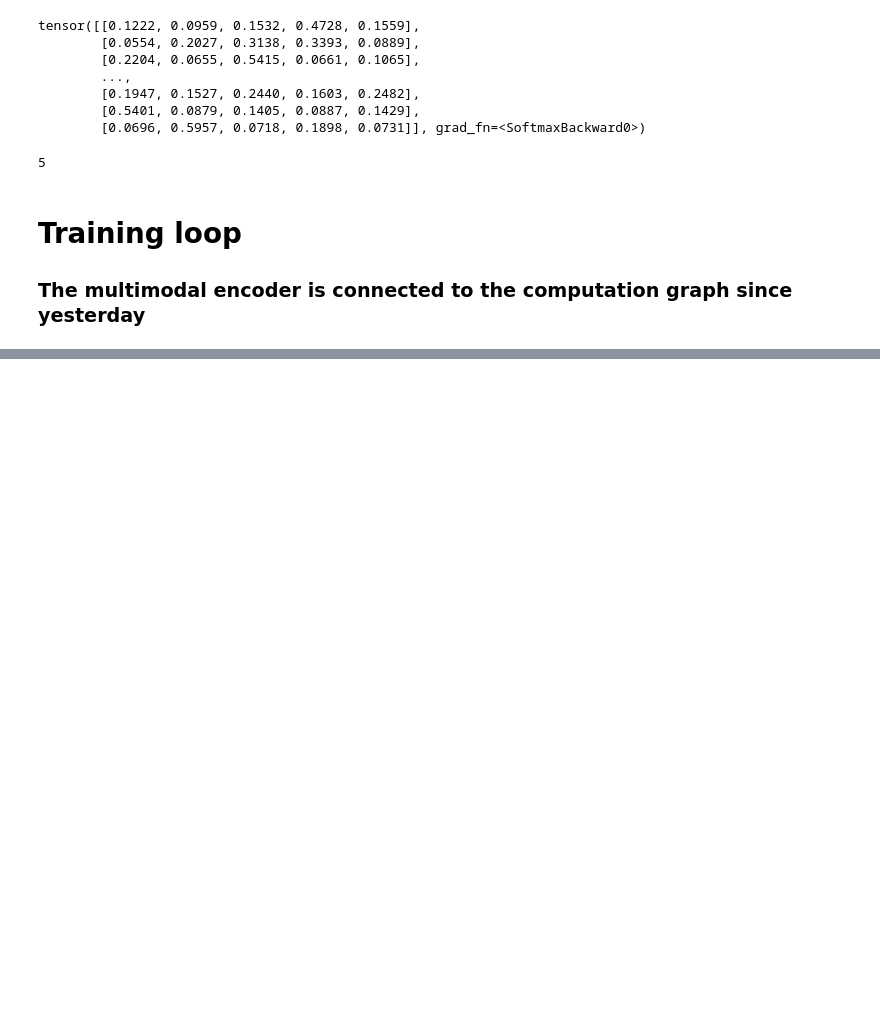
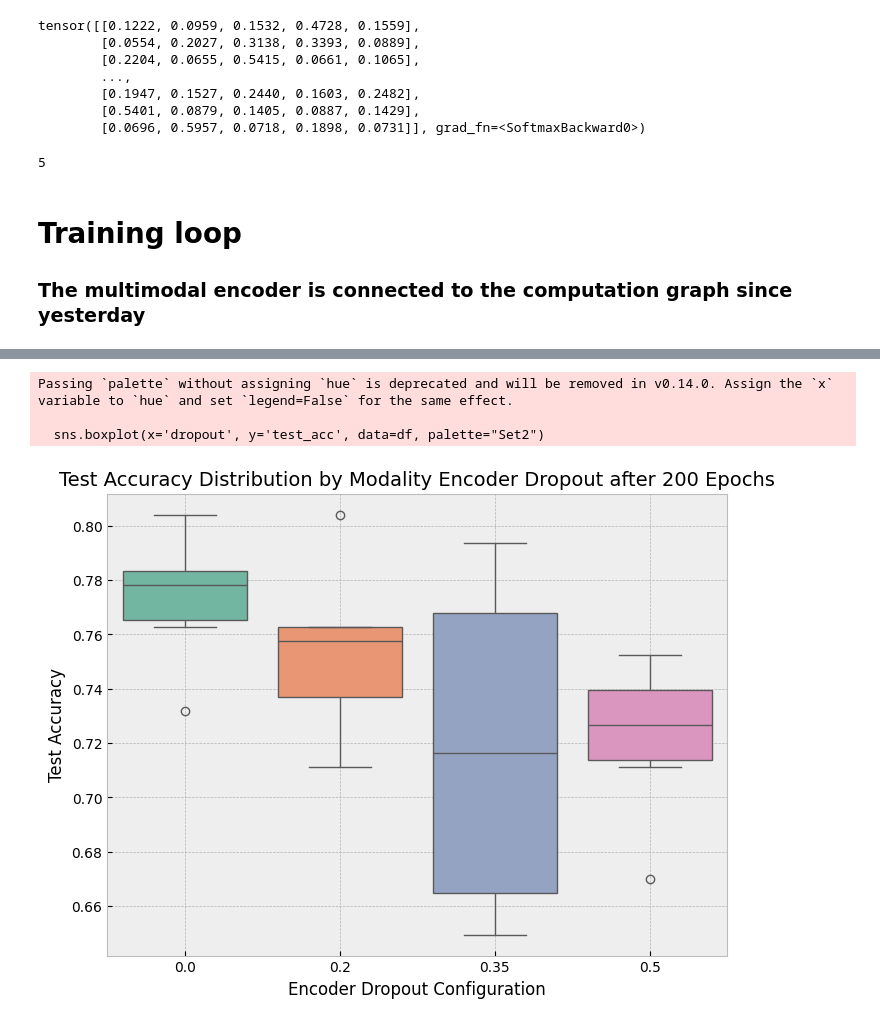
Before and after one commit to katkoe/ML4G, a Jupyter notebook: ML4G_v2.1_graph_batches_clean.ipynb, the cells around one changed output, grey strips where cells are left out. Drawn from its saved outputs; the diff is of its cells as text; code cells hidden in the pictures; blank space fills up the shorter version.

```diff
--- a/ML4G_v2.1_graph_batches_clean.ipynb
+++ b/ML4G_v2.1_graph_batches_clean.ipynb
@@ -1557,3 +1604,29 @@ pwd
+# %%
+import pandas as pd
+import seaborn as sns
+test_accs = [
+    (0.8041237113402062, 0), (0.7731958762886598, 0), (0.7835051546391752, 0), (0.7319587628865979, 0), (0.7835051546391752, 0), (0.7628865979381443, 0),
+    (0.711340206185567, 0.2), (0.7319587628865979, 0.2), (0.7628865979381443, 0.2), (0.7525773195876289, 0.2), (0.8041237113402062, 0.2), (0.7628865979381443, 0.2),
+    (0.7525773195876289, 0.35), (0.6597938144329897, 0.35), (0.6804123711340206, 0.35), (0.7938144329896907, 0.35), (0.7731958762886598, 0.35), (0.6494845360824743, 0.35),
+    (0.711340206185567, 0.5),  (0.7319587628865979, 0.5),  (0.7422680412371134, 0.5), (0.7216494845360825, 0.5),  (0.6701030927835051, 0.5),  (0.7525773195876289, 0.5)
+]
+
+df = pd.DataFrame(test_accs, columns=['test_acc', 'dropout'])
+df['dropout'] = df['dropout']
+
+plt.figure(figsize=(8,6))
+sns.boxplot(x='dropout', y='test_acc', data=df, palette="Set2")
+plt.xlabel("Encoder Dropout Configuration", fontsize=12)
+plt.ylabel("Test Accuracy", fontsize=12)
+plt.title("Test Accuracy Distribution by Modality Encoder Dropout after 200 Epochs", fontsize=14)
+plt.grid(True)
+plt.savefig("plots/dropout_test_accuracy_boxplot.png")
+plt.show()
+# %% [output]
+Passing `palette` without assigning `hue` is deprecated and will be removed in v0.14.0. Assign the `x` variable to `hue` and set `legend=False` for the same effect.
+
+  sns.boxplot(x='dropout', y='test_acc', data=df, palette="Set2")
+[figure, added]
 # %%
 4942+391
 # %%
```
Also changed, not shown: parts of 5 cells of this notebook.
